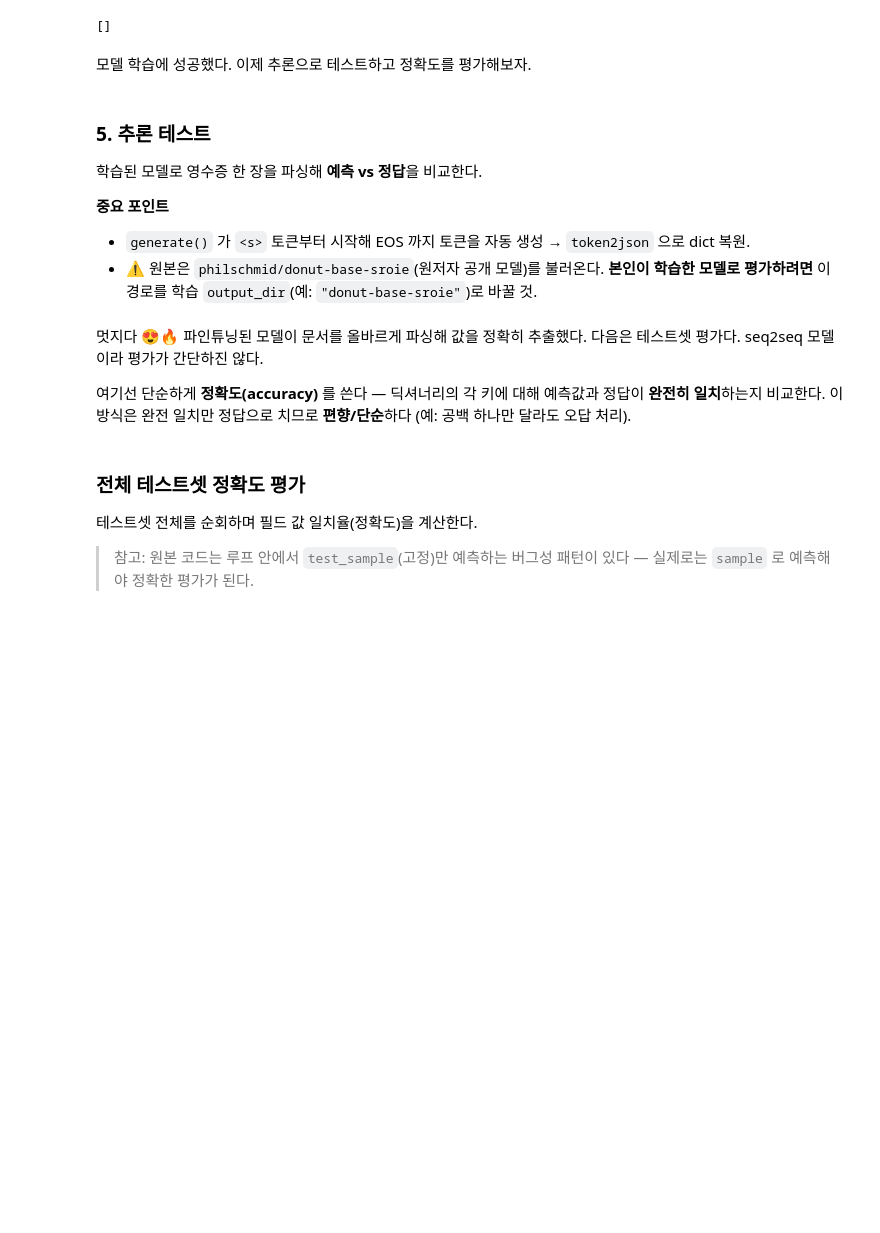
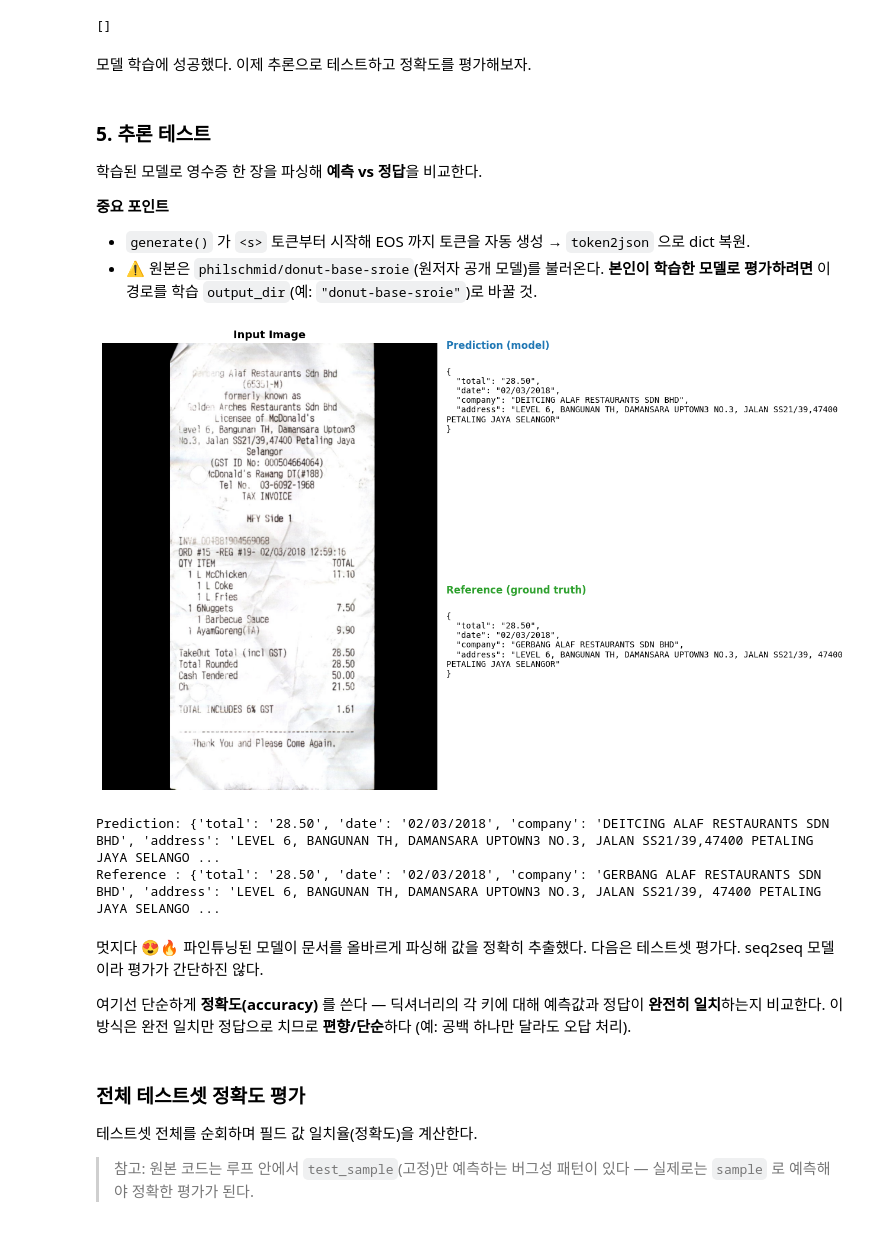
Before and after one commit to VLM-Doc-Analysis/Donut-VLM, a Jupyter notebook: SROIE_donut/donut_sroie.ipynb, the cells around one changed output. Drawn from its saved outputs; the diff is of its cells as text; code cells hidden in the pictures; blank space fills up the shorter version.

```diff
--- a/SROIE_donut/donut_sroie.ipynb
+++ b/SROIE_donut/donut_sroie.ipynb
@@ -587,38 +581,70 @@ def run_prediction(sample, model=model, processor=processor):
     # prepare inputs
     pixel_values = torch.tensor(test_sample["pixel_values"]).unsqueeze(0)
     task_prompt = "<s>"
     decoder_input_ids = processor.tokenizer(task_prompt, add_special_tokens=False, return_tensors="pt").input_ids
 
     # run inference
     outputs = model.generate(
         pixel_values.to(device),
         decoder_input_ids=decoder_input_ids.to(device),
         max_length=model.decoder.config.max_position_embeddings,
         early_stopping=True,
         pad_token_id=processor.tokenizer.pad_token_id,
         eos_token_id=processor.tokenizer.eos_token_id,
         use_cache=True,
         num_beams=1,
         bad_words_ids=[[processor.tokenizer.unk_token_id]],
         return_dict_in_generate=True,
     )
 
     # process output
     prediction = processor.batch_decode(outputs.sequences)[0]
     prediction = processor.token2json(prediction)
 
     # load reference target
     target = processor.token2json(test_sample["target_sequence"])
     return prediction, target
 
 prediction, target = run_prediction(test_sample)
-print(f"Reference:\n {target}")
-print(f"Prediction:\n {prediction}")
-# DonutImageProcessor엔 to_pil_image가 없음. pixel_values는 mean=std=0.5로 정규화되어
-# [-1,1] 범위 → [0,255] uint8로 역정규화한 뒤 PIL 이미지로 변환해 시각화.
+# ── 입력 이미지 + 추론 결과를 나란히 출력 ───────────────────────────
+import matplotlib.pyplot as plt
+import json as _json
+
+# pixel_values 역정규화(mean=std=0.5 → [-1,1] → [0,255])해 PIL 이미지로 복원
 _pv  = np.array(test_sample["pixel_values"]).transpose(1, 2, 0)   # (C,H,W) → (H,W,C)
 _img = (((_pv + 1) / 2) * 255).clip(0, 255).astype(np.uint8)      # [-1,1] → [0,255]
-Image.fromarray(_img).resize((350, 600))
+
+fig, (ax_img, ax_txt) = plt.subplots(1, 2, figsize=(13, 8),
+                                     gridspec_kw={"width_ratios": [1, 1.1]})
+
+# 왼쪽: 입력 영수증 이미지
+ax_img.imshow(_img)
+ax_img.axis("off")
+ax_img.set_title("Input Image", fontsize=13, fontweight="bold")
+
+# 오른쪽: 예측(Prediction) + 정답(Reference)을 JSON 텍스트로
+ax_txt.axis("off")
+_pred = _json.dumps(prediction, ensure_ascii=False, indent=2)
+_gt   = _json.dumps(target,     ensure_ascii=False, indent=2)
+ax_txt.text(0.0, 1.00, "Prediction (model)", transform=ax_txt.transAxes,
+            fontsize=12, fontweight="bold", color="tab:blue", va="top")
+ax_txt.text(0.0, 0.94, _pred, transform=ax_txt.transAxes,
+            fontsize=10, family="monospace", va="top", wrap=True)
+ax_txt.text(0.0, 0.46, "Reference (ground truth)", transform=ax_txt.transAxes,
+            fontsize=12, fontweight="bold", color="tab:green", va="top")
+ax_txt.text(0.0, 0.40, _gt, transform=ax_txt.transAxes,
+            fontsize=10, family="monospace", va="top", wrap=True)
+
+plt.tight_layout()
+plt.show()
+
+# 텍스트로도 한 번 더 출력
+print(f"Prediction: {prediction}")
+print(f"Target : {target}")
+# %% [output]
+[figure, added]
+Prediction: {'total': '28.50', 'date': '02/03/2018', 'company': 'DEITCING ALAF RESTAURANTS SDN BHD', 'address': 'LEVEL 6, BANGUNAN TH, DAMANSARA UPTOWN3 NO.3, JALAN SS21/39,47400 PETALING JAYA SELANGO ...
+Reference : {'total': '28.50', 'date': '02/03/2018', 'company': 'GERBANG ALAF RESTAURANTS SDN BHD', 'address': 'LEVEL 6, BANGUNAN TH, DAMANSARA UPTOWN3 NO.3, JALAN SS21/39, 47400 PETALING JAYA SELANGO ...
 # %% [markdown]
 멋지다 😍🔥 파인튜닝된 모델이 문서를 올바르게 파싱해 값을 정확히 추출했다.
 다음은 테스트셋 평가다. seq2seq 모델이라 평가가 간단하진 않다.
```
Also changed, not shown: parts of 7 cells of this notebook.
